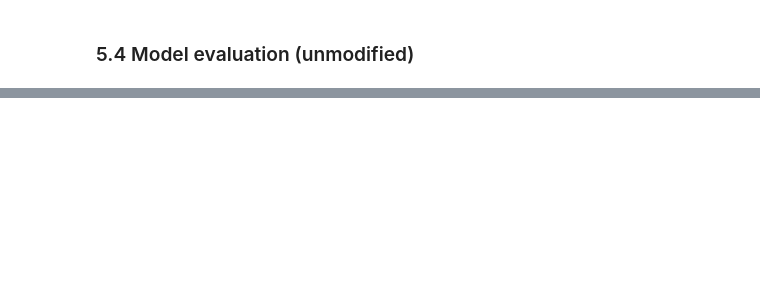
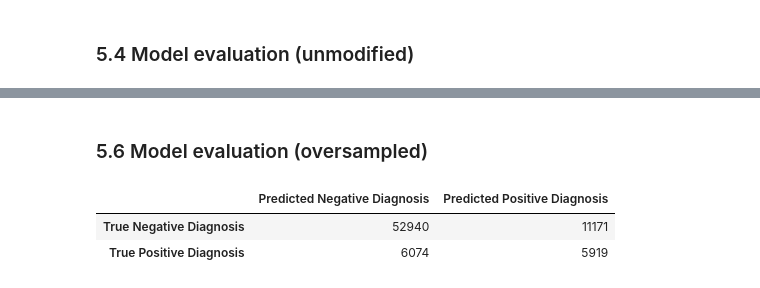
Before and after one commit to diego2017/capstone_disease_predictor, a Jupyter notebook: notebooks/05-decision-tree.ipynb, the cells around one changed output, grey strips where cells are left out. Saved outputs shown, nothing was run; the diff lists cells and outputs as text; code cells hidden in the pictures; blank space fills up the shorter version.

```diff
--- a/notebooks/05-decision-tree.ipynb
+++ b/notebooks/05-decision-tree.ipynb
@@ -111,0 +201,2 @@ def decision_tree_grid_search(X_train, y_train, max_depths=None, min_samples_lea
+# %%
+oversampled_results = decision_tree_grid_search(X_rem_os, y_rem_os)
@@ -111,0 +253,23 @@ def decision_tree_grid_search(X_train, y_train, max_depths=None, min_samples_lea
+# %% [markdown]
+### 5.6 Model evaluation (oversampled)
+# %%
+# Create confusion matrix
+
+# Get class predictions
+y_pred = oversampled_results['best_estimator'].predict(X_test)
+
+# Generate confusion matrix
+cf_matrix = confusion_matrix(y_test, y_pred)
+
+# label rows and columns
+cf_df = pd.DataFrame(
+    cf_matrix,
+    columns=["Predicted Negative Diagnosis", "Predicted Positive Diagnosis"],
+    index=["True Negative Diagnosis", "True Positive Diagnosis"]
+)
+
+display(cf_df)
+# %% [output]
+|  | Predicted Negative Diagnosis | Predicted Positive Diagnosis |
+| True Negative Diagnosis | 52940 | 11171 |
+| True Positive Diagnosis | 6074 | 5919 |
```
Also changed, not shown: parts of 12 cells of this notebook, 1 other file.
